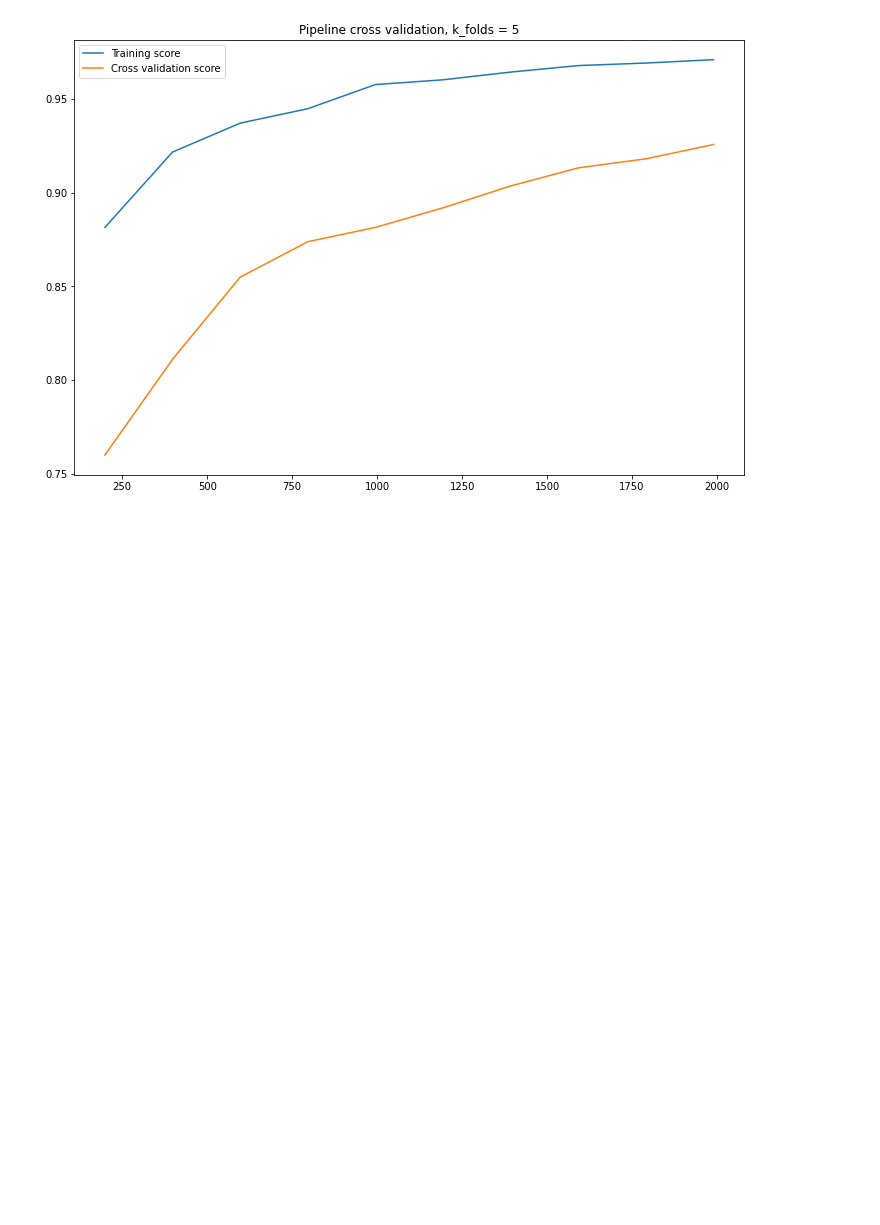
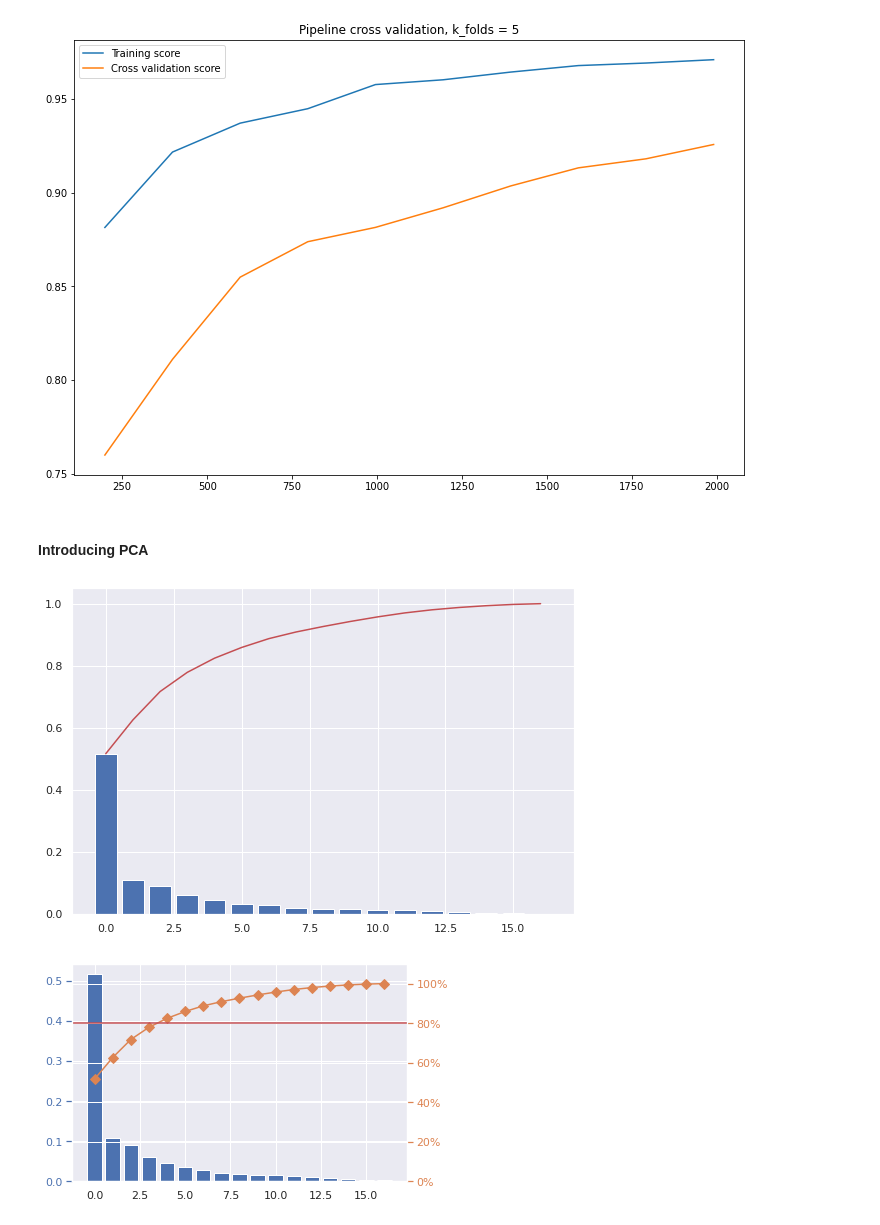
Before and after one commit to NanoClem/boston-housing-ML, a Jupyter notebook: ML_modelization.ipynb, the cells around one changed output. Cells and saved outputs as stored; diff of their text form; code cells hidden in the pictures; blank space fills up the shorter version.

Commit message:
introducing PCA

```diff
--- a/ML_modelization.ipynb
+++ b/ML_modelization.ipynb
@@ -503,3 +523,5 @@ weighted avg       0.92      0.91      0.91       623
 max validation score : 0.9497991967871486
 [figure]
 [figure]
+# %% [markdown]
+#### Introducing PCA
@@ -505,0 +531,41 @@ max validation score : 0.9497991967871486
+# %%
+def pareto(data: any) -> None:
+
+    y = list(data)
+    x = range(len(y))
+    ycum = np.cumsum(y)
+
+    plt.figure(figsize=(9, 6))
+    plt.bar(x, y)
+    plt.plot(x, ycum,"-r")
+# %%
+def pareto_detailed(data):
+
+    y = list(data)
+    x = range(len(data))
+    ycum = np.cumsum(y)/sum(y)*100
+
+    fig, ax = plt.subplots()
+    ax.bar(x,y)
+
+    ax2 = ax.twinx()
+    ax2.plot(x, ycum, color="C1", marker="D", ms=7)
+    ax2.axhline(y=80, color="r")
+    ax2.yaxis.set_major_formatter(PercentFormatter())
+    ax.tick_params(axis="y", colors="C0")
+    ax2.tick_params(axis="y", colors="C1")
+
+    plt.ylim(0,110)
+# %%
+def make_pca(X: any) -> np.ndarray :
+
+    pca = PCA()
+    pca.fit(X)
+
+    pareto(pca.explained_variance_ratio_)
+    pareto_detailed(pca.explained_variance_ratio_)
+# %%
+make_pca(X_train.drop(cat_cols, axis=1))
+# %% [output]
+[figure, added]
+[figure, added]
```
Also changed, not shown: parts of 18 cells of this notebook.
